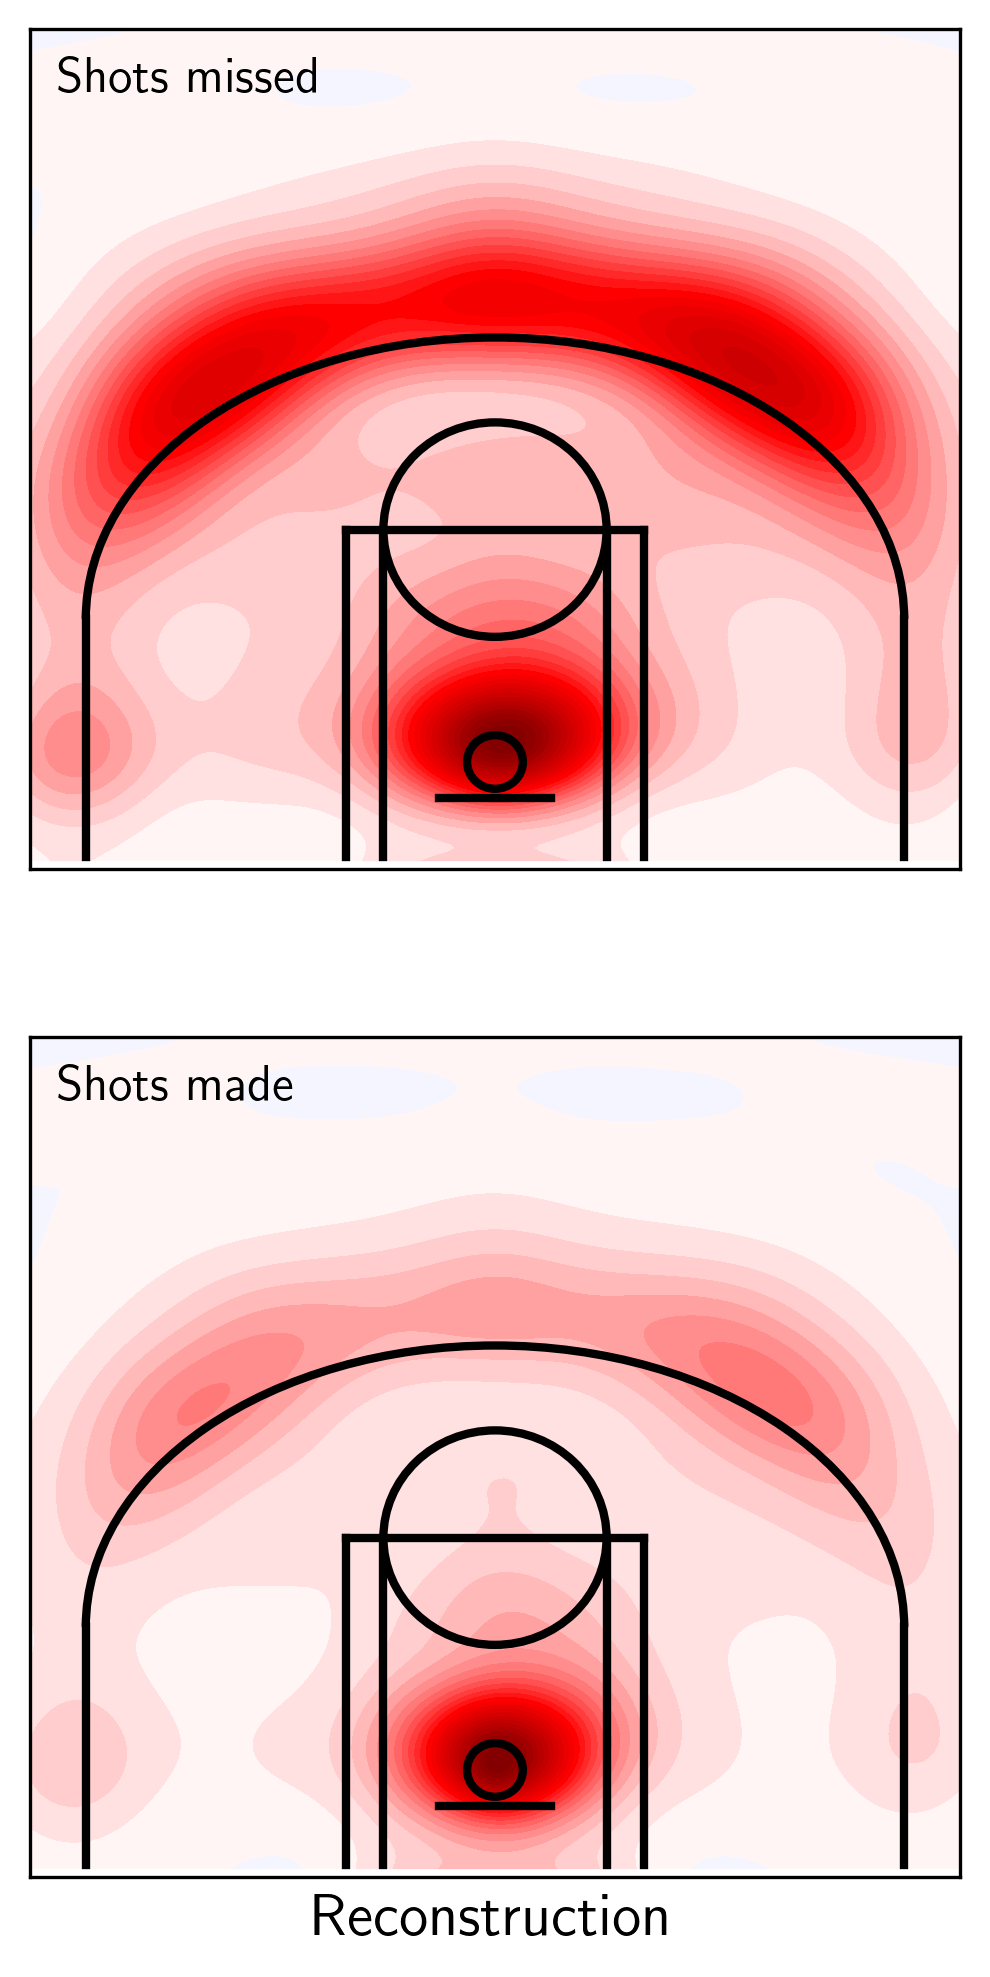
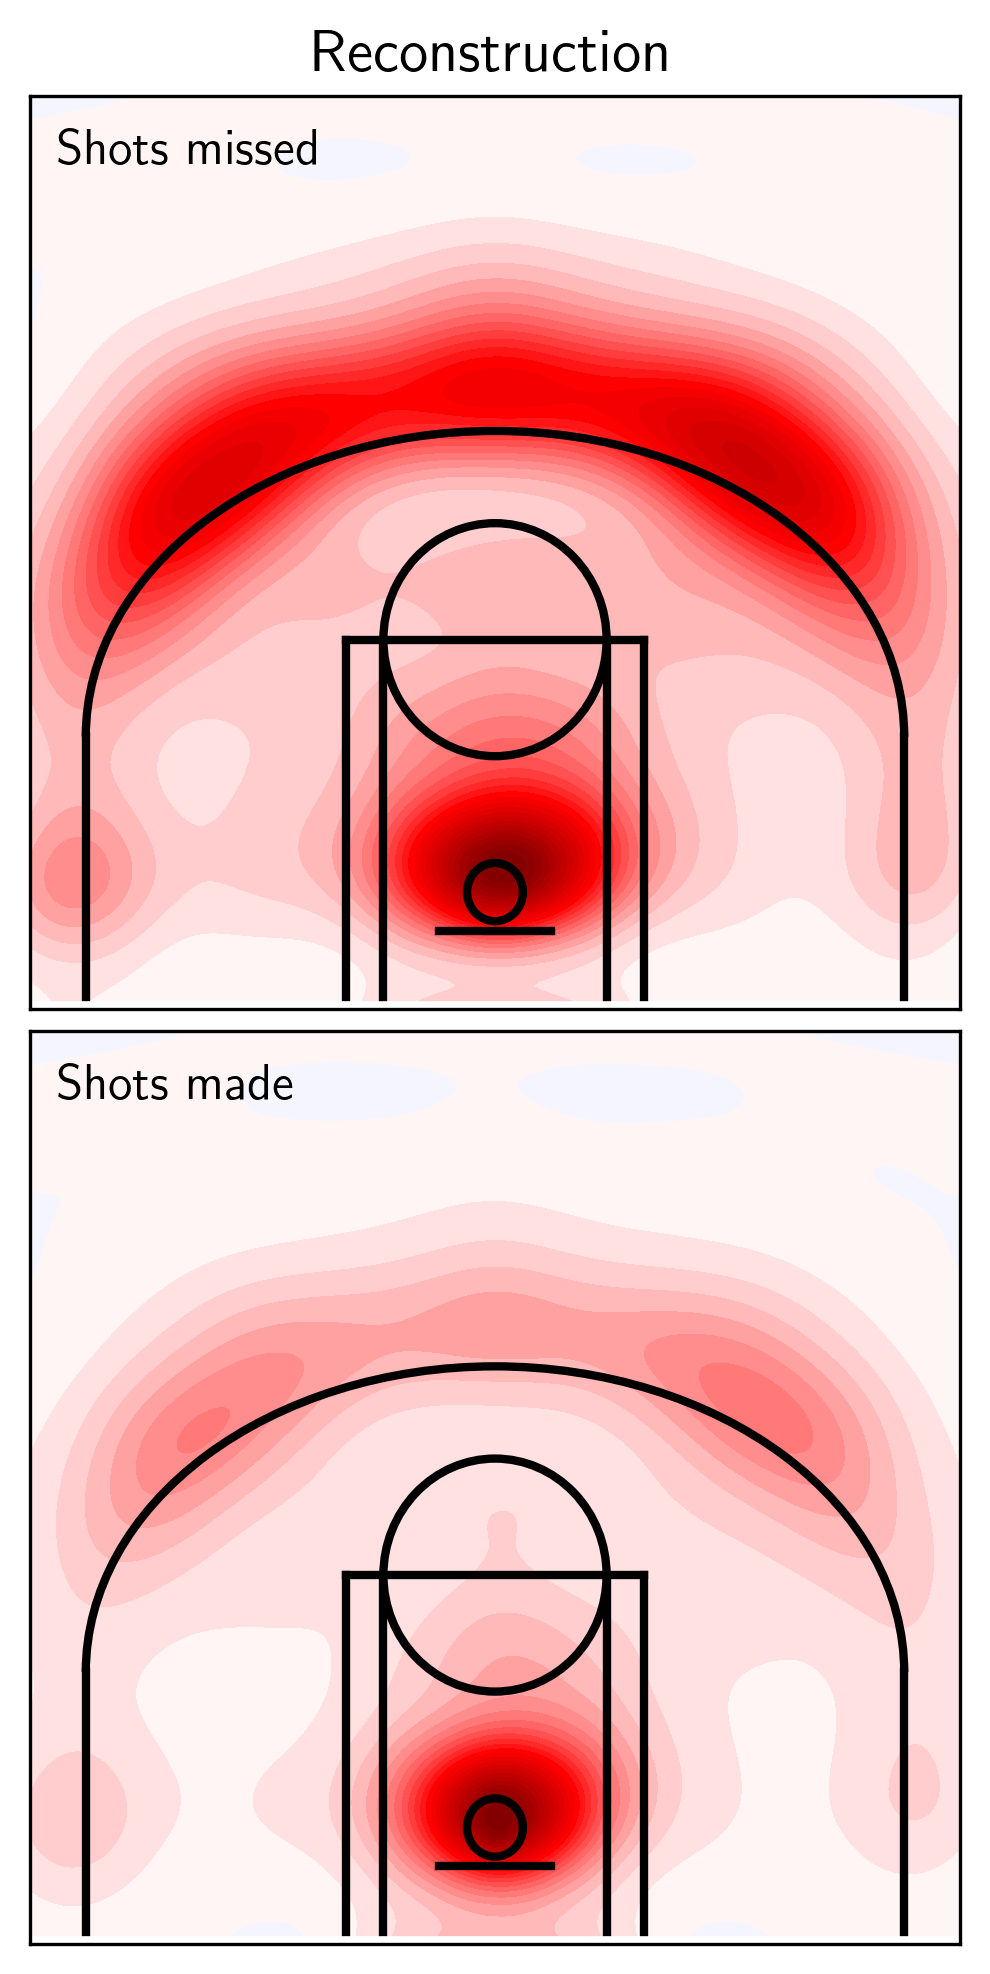
Unified diff of the notebook cell whose output changed from the first chart to the second:
--- before
+++ after
@@ -17,6 +17,7 @@
     ax[1], players_shots_density_made, fdata_reconstruction.data[1], name, 'Shots made', False
 )
+ax[0].set_title(f"Reconstruction", fontsize='x-large')
 
-ax[1].set_xlabel(f"Reconstruction", fontsize='x-large')
+plt.subplots_adjust(hspace=0.025)
 plt.savefig('./figures/curry_reconstruction.eps', transparent=True, format='eps')
 # plt.show()

Commit: Figures